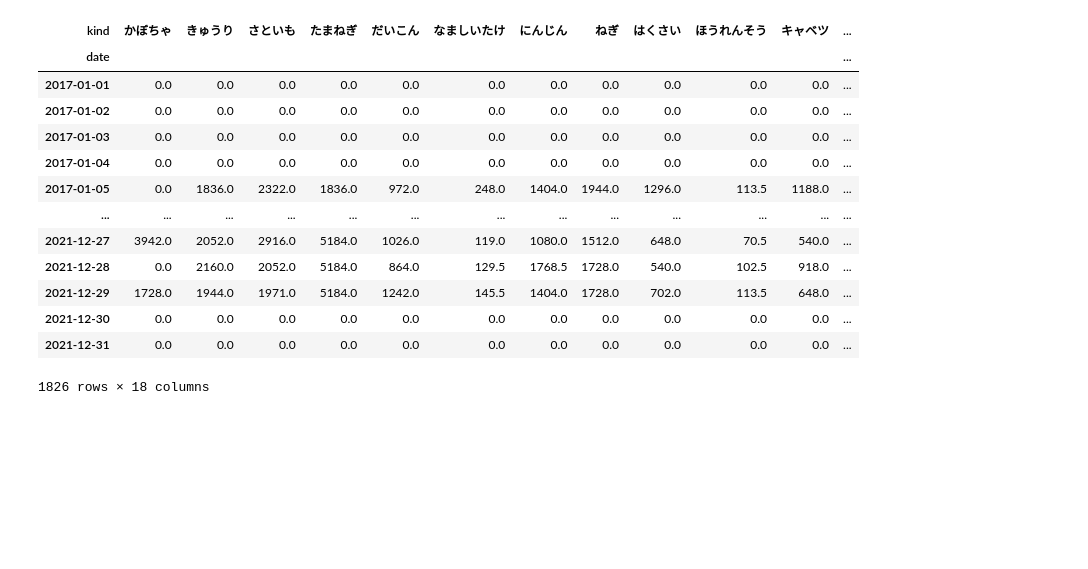
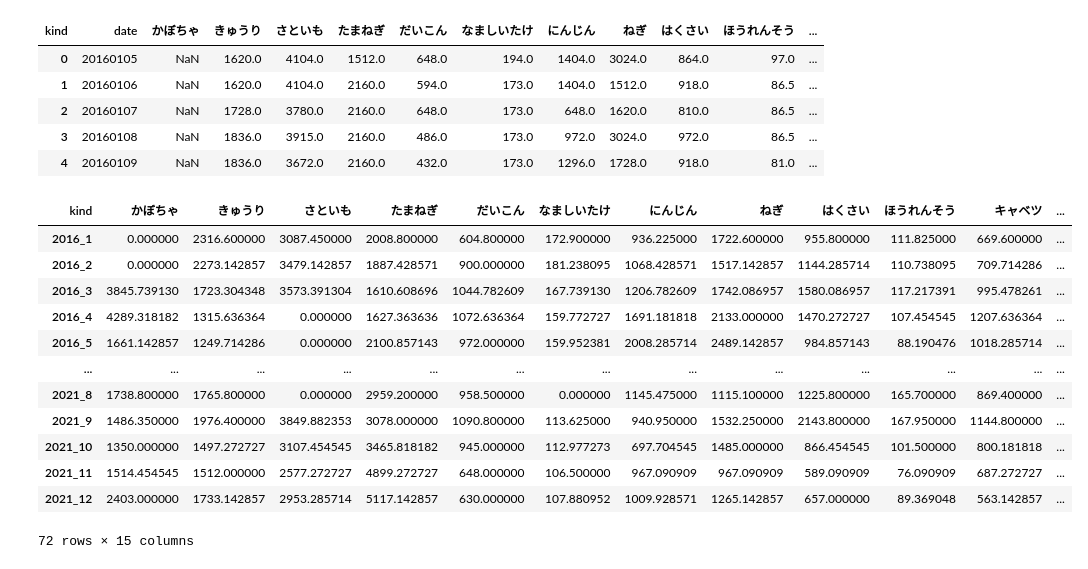
Before and after one commit to Takuma1008/vegetable, a Jupyter notebook: trend_analysis.ipynb, the cells around one changed output. Cells and saved outputs as stored; diff of their text form; code cells hidden in the pictures; blank space fills up the shorter version.

```diff
--- a/trend_analysis.ipynb
+++ b/trend_analysis.ipynb
@@ -53,29 +10,48 @@ vis_df.head()
+# %%
+train_df = pd.read_csv('data/train.csv')
+test_df = pd.read_csv('data/test.csv')
+
+# テストデータにない野菜を訓練データから除去
+kinds = test_df['kind'].unique()
+train_df = train_df[train_df['kind'].isin(kinds)]
+
+vis_df = train_df.copy()
+# vis_df = vis_df.query('20181101 <= date <= 20221031').reset_index(drop=True)
+vis_df = vis_df.query('20160101 <= date <= 20211231').reset_index(drop=True)
+vis_df = pd.pivot_table(vis_df, index='date', columns='kind', values='mode_price').reset_index()
+vis_df.head()
+# %% [output]
+| kind | date | かぼちゃ | きゅうり | さといも | たまねぎ | だいこん | なましいたけ | にんじん | ねぎ | はくさい | ほうれんそう | ... |
+| 0 | 20160105 | NaN | 1620.0 | 4104.0 | 1512.0 | 648.0 | 194.0 | 1404.0 | 3024.0 | 864.0 | 97.0 | ... |
+| 1 | 20160106 | NaN | 1620.0 | 4104.0 | 2160.0 | 594.0 | 173.0 | 1404.0 | 1512.0 | 918.0 | 86.5 | ... |
+| 2 | 20160107 | NaN | 1728.0 | 3780.0 | 2160.0 | 648.0 | 173.0 | 648.0 | 1620.0 | 810.0 | 86.5 | ... |
+| 3 | 20160108 | NaN | 1836.0 | 3915.0 | 2160.0 | 486.0 | 173.0 | 972.0 | 3024.0 | 972.0 | 86.5 | ... |
+| 4 | 20160109 | NaN | 1836.0 | 3672.0 | 2160.0 | 432.0 | 173.0 | 1296.0 | 1728.0 | 918.0 | 81.0 | ... |
 # %%
-df = vis_df.copy()
-df['year'] = df['date']//10000
-df['month'] = df['date'].apply(lambda x: int(str(x)[4:6]))
-df = df[(2017 <= df['year']) & (df['year'] <= 2021)].reset_index(drop=True)
-df.index = pd.to_datetime(df['date'], format='%Y%m%d')
-df = df.drop(columns='date')
-df_month = df.groupby(['year', 'month']).mean()
+vis_df = vis_df.copy()
+vis_df['year'] = vis_df['date']//10000
+vis_df['month'] = vis_df['date'].apply(lambda x: int(str(x)[4:6]))
+vis_df.index = pd.to_datetime(vis_df['date'], format='%Y%m%d')
+vis_df = vis_df.drop(columns='date')
+vis_df_month = vis_df.groupby(['year', 'month']).mean()
 
-df_month.index = ['_'.join([str(x) for x in idx]) for idx in  df_month.index.values]
-df
+vis_df_month.index = ['_'.join([str(x) for x in idx]) for idx in  vis_df_month.index.values]
+vis_df_month = vis_df_month.fillna(0)
+vis_df_month
 # %% [output]
 | kind | かぼちゃ | きゅうり | さといも | たまねぎ | だいこん | なましいたけ | にんじん | ねぎ | はくさい | ほうれんそう | キャベツ | ... |
-| date |  |  |  |  |  |  |  |  |  |  |  | ... |
-| 2017-01-01 | 0.0 | 0.0 | 0.0 | 0.0 | 0.0 | 0.0 | 0.0 | 0.0 | 0.0 | 0.0 | 0.0 | ... |
-| 2017-01-02 | 0.0 | 0.0 | 0.0 | 0.0 | 0.0 | 0.0 | 0.0 | 0.0 | 0.0 | 0.0 | 0.0 | ... |
-| 2017-01-03 | 0.0 | 0.0 | 0.0 | 0.0 | 0.0 | 0.0 | 0.0 | 0.0 | 0.0 | 0.0 | 0.0 | ... |
-| 2017-01-04 | 0.0 | 0.0 | 0.0 | 0.0 | 0.0 | 0.0 | 0.0 | 0.0 | 0.0 | 0.0 | 0.0 | ... |
-| 2017-01-05 | 0.0 | 1836.0 | 2322.0 | 1836.0 | 972.0 | 248.0 | 1404.0 | 1944.0 | 1296.0 | 113.5 | 1188.0 | ... |
+| 2016_1 | 0.000000 | 2316.600000 | 3087.450000 | 2008.800000 | 604.800000 | 172.900000 | 936.225000 | 1722.600000 | 955.800000 | 111.825000 | 669.600000 | ... |
+| 2016_2 | 0.000000 | 2273.142857 | 3479.142857 | 1887.428571 | 900.000000 | 181.238095 | 1068.428571 | 1517.142857 | 1144.285714 | 110.738095 | 709.714286 | ... |
+| 2016_3 | 3845.739130 | 1723.304348 | 3573.391304 | 1610.608696 | 1044.782609 | 167.739130 | 1206.782609 | 1742.086957 | 1580.086957 | 117.217391 | 995.478261 | ... |
+| 2016_4 | 4289.318182 | 1315.636364 | 0.000000 | 1627.363636 | 1072.636364 | 159.772727 | 1691.181818 | 2133.000000 | 1470.272727 | 107.454545 | 1207.636364 | ... |
+| 2016_5 | 1661.142857 | 1249.714286 | 0.000000 | 2100.857143 | 972.000000 | 159.952381 | 2008.285714 | 2489.142857 | 984.857143 | 88.190476 | 1018.285714 | ... |
 | ... | ... | ... | ... | ... | ... | ... | ... | ... | ... | ... | ... | ... |
-| 2021-12-27 | 3942.0 | 2052.0 | 2916.0 | 5184.0 | 1026.0 | 119.0 | 1080.0 | 1512.0 | 648.0 | 70.5 | 540.0 | ... |
-| 2021-12-28 | 0.0 | 2160.0 | 2052.0 | 5184.0 | 864.0 | 129.5 | 1768.5 | 1728.0 | 540.0 | 102.5 | 918.0 | ... |
-| 2021-12-29 | 1728.0 | 1944.0 | 1971.0 | 5184.0 | 1242.0 | 145.5 | 1404.0 | 1728.0 | 702.0 | 113.5 | 648.0 | ... |
-| 2021-12-30 | 0.0 | 0.0 | 0.0 | 0.0 | 0.0 | 0.0 | 0.0 | 0.0 | 0.0 | 0.0 | 0.0 | ... |
-| 2021-12-31 | 0.0 | 0.0 | 0.0 | 0.0 | 0.0 | 0.0 | 0.0 | 0.0 | 0.0 | 0.0 | 0.0 | ... |
+| 2021_8 | 1738.800000 | 1765.800000 | 0.000000 | 2959.200000 | 958.500000 | 0.000000 | 1145.475000 | 1115.100000 | 1225.800000 | 165.700000 | 869.400000 | ... |
+| 2021_9 | 1486.350000 | 1976.400000 | 3849.882353 | 3078.000000 | 1090.800000 | 113.625000 | 940.950000 | 1532.250000 | 2143.800000 | 167.950000 | 1144.800000 | ... |
+| 2021_10 | 1350.000000 | 1497.272727 | 3107.454545 | 3465.818182 | 945.000000 | 112.977273 | 697.704545 | 1485.000000 | 866.454545 | 101.500000 | 800.181818 | ... |
+| 2021_11 | 1514.454545 | 1512.000000 | 2577.272727 | 4899.272727 | 648.000000 | 106.500000 | 967.090909 | 967.090909 | 589.090909 | 76.090909 | 687.272727 | ... |
+| 2021_12 | 2403.000000 | 1733.142857 | 2953.285714 | 5117.142857 | 630.000000 | 107.880952 | 1009.928571 | 1265.142857 | 657.000000 | 89.369048 | 563.142857 | ... |
-1826 rows × 18 columns
+72 rows × 15 columns
 # %%
 from statsmodels.tsa.seasonal import STL
 
```
Also changed, not shown: parts of 2 cells of this notebook, 1 other file.
